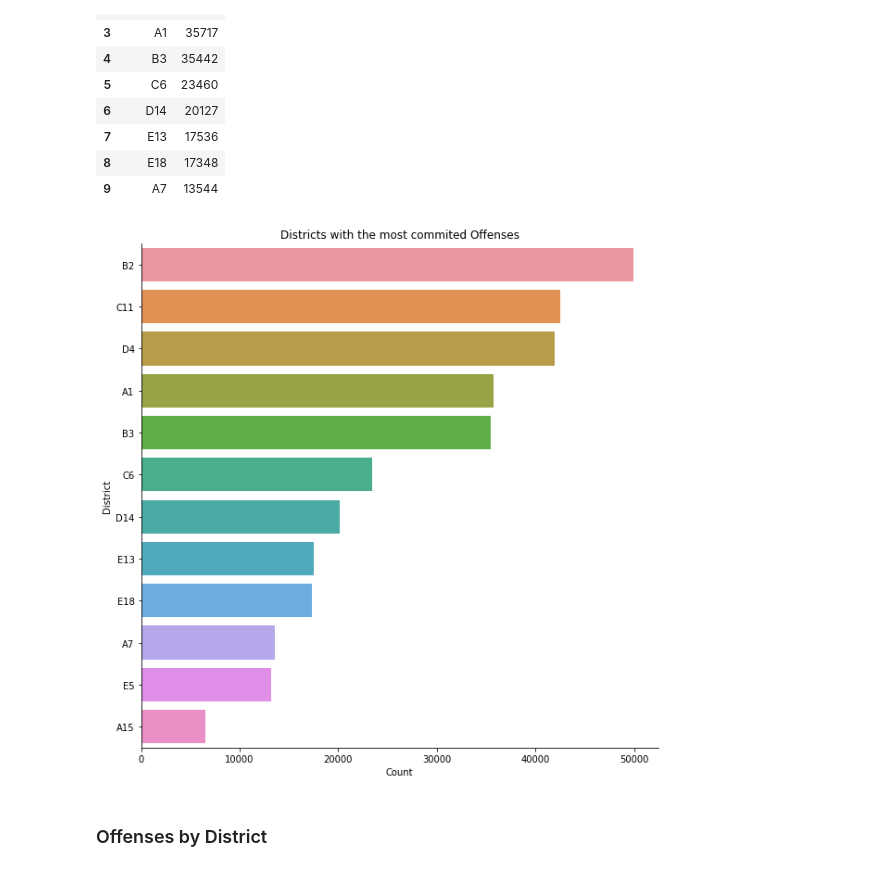
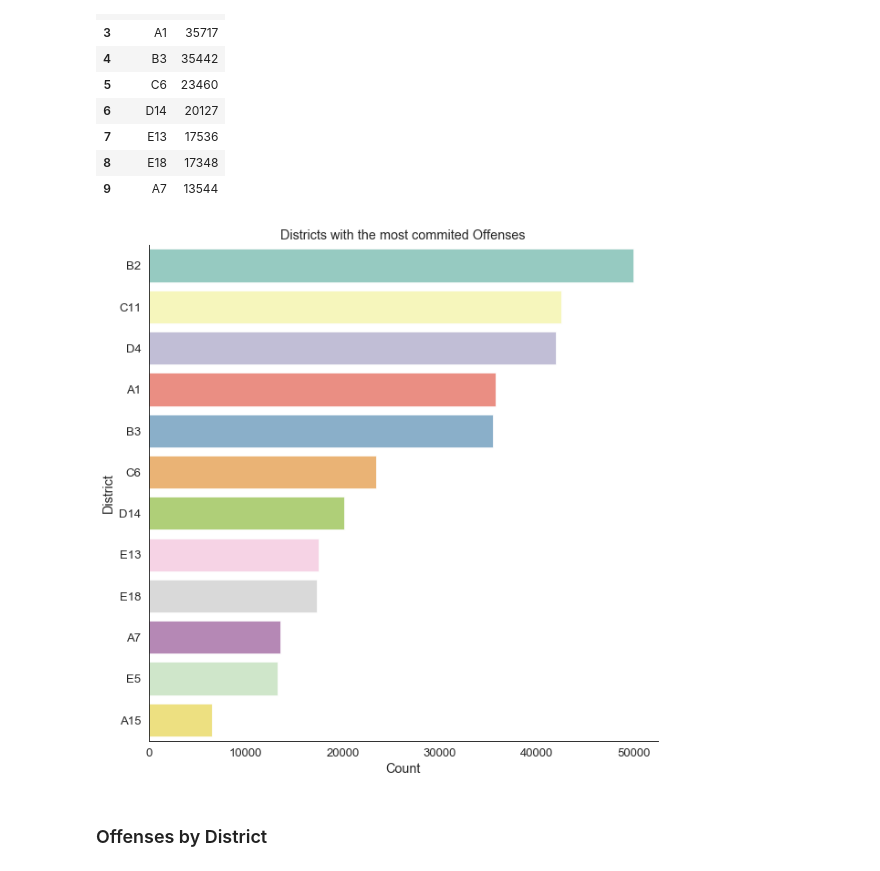
Before and after one commit to SpacePatroller/Boston_Crime_Data, a Jupyter notebook: Crime Data EDA.ipynb, the cells around one changed output. Saved outputs shown, nothing was run; the diff lists cells and outputs as text; code cells hidden in the pictures.

```diff
--- a/Crime Data EDA.ipynb
+++ b/Crime Data EDA.ipynb
@@ -142,14 +142,14 @@ districtCrimeRate.head(10)
 # %%
 figure = plt.figure(figsize=(10,10))
 
-sns.barplot(x=districtCrimeRate['Count'].iloc[:15],y=districtCrimeRate['District'].iloc[:15])
+sns.barplot(x=districtCrimeRate['Count'].iloc[:15],y=districtCrimeRate['District'].iloc[:15],palette='Set3')
 plt.ylabel('District')
 plt.xlabel('Count')
 plt.title('Districts with the most commited Offenses')
 sns.despine()
 plt.savefig('images/districtOffenseCount.png',bbox_inches = 'tight')
 # %% [output]
-[figure, old version]
+[figure, new version]
 # %% [markdown]
 ### Offenses by District
 # %%
```
Also changed, not shown: parts of 24 cells of this notebook, 10 other files.
